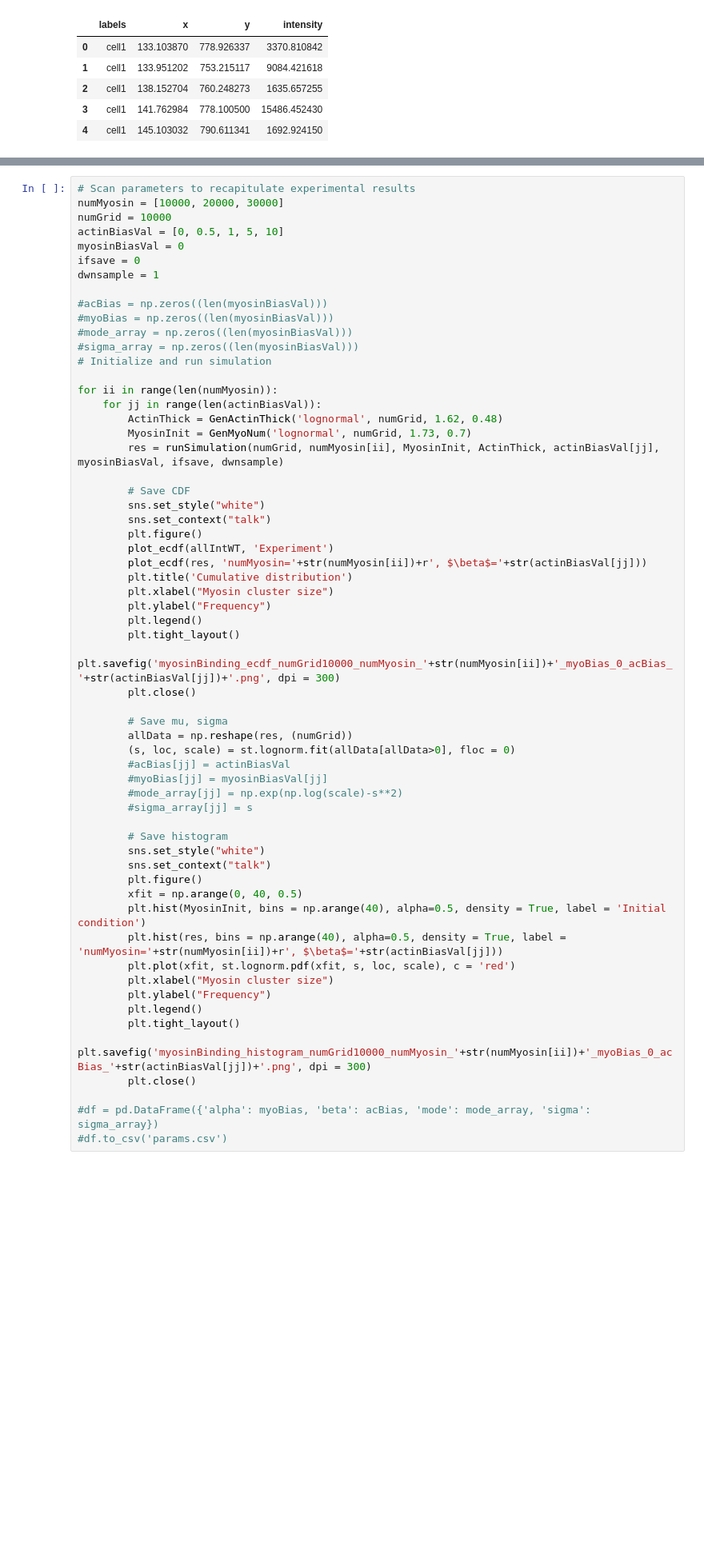
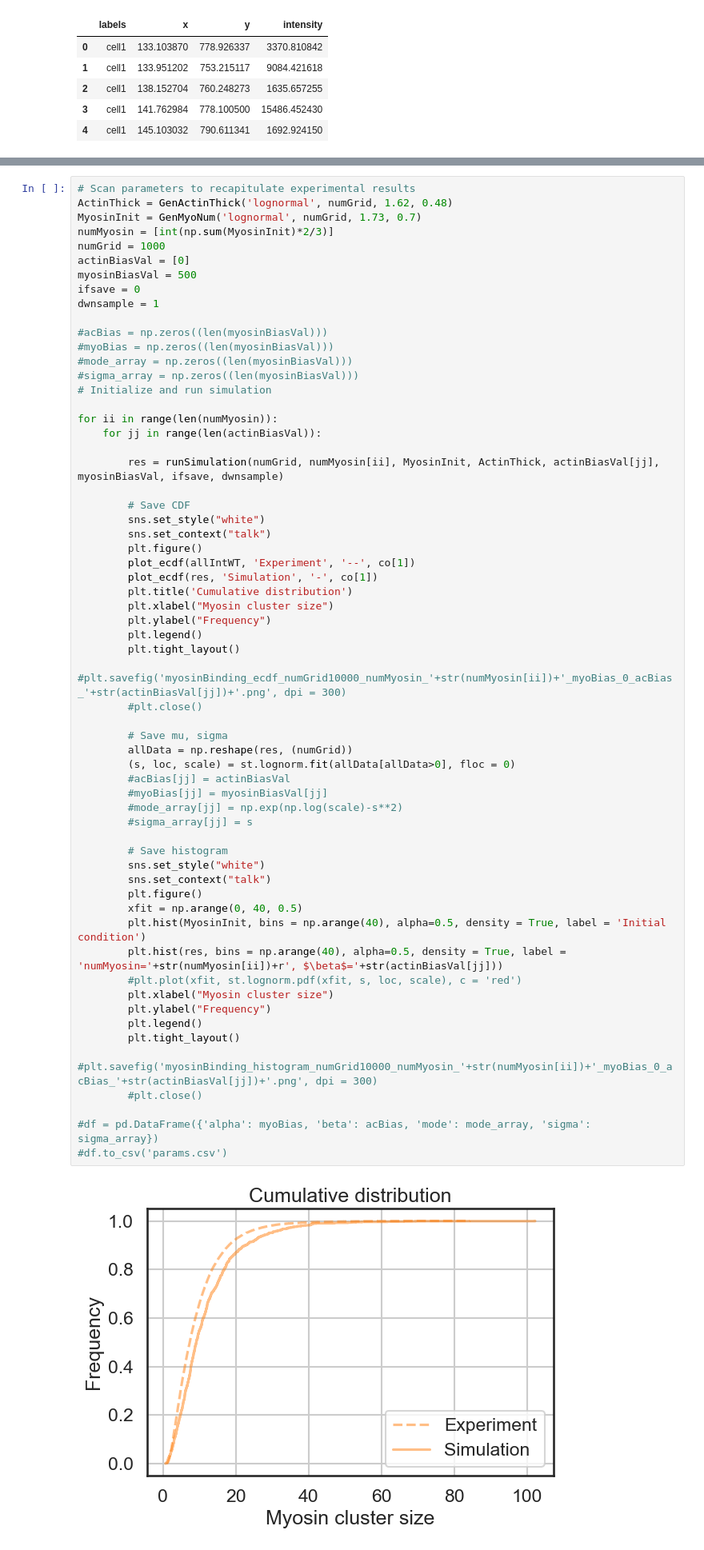
Before and after one commit to WHChou/Myosin-cluster-simulation, a Jupyter notebook: MyosinBinding_v2.ipynb, the cells around one changed output, grey strips where cells are left out. Shown at 80% size. Drawn from its saved outputs; the diff is of its cells as text; blank space fills up the shorter version.

```diff
--- a/MyosinBinding_v2.ipynb
+++ b/MyosinBinding_v2.ipynb
@@ -783,10 +788,12 @@ def plot_ecdf(a, label):
     plt.grid(True)
 # %%
 # Scan parameters to recapitulate experimental results
-numMyosin = [10000, 20000, 30000]
-numGrid = 10000
-actinBiasVal = [0, 0.5, 1, 5, 10]
-myosinBiasVal = 0
+ActinThick = GenActinThick('lognormal', numGrid, 1.62, 0.48)
+MyosinInit = GenMyoNum('lognormal', numGrid, 1.73, 0.7)
+numMyosin = [int(np.sum(MyosinInit)*2/3)]
+numGrid = 1000
+actinBiasVal = [0]
+myosinBiasVal = 500
 ifsave = 0
 dwnsample = 1
 
@@ -798,46 +805,47 @@ dwnsample = 1
 
 for ii in range(len(numMyosin)):
     for jj in range(len(actinBiasVal)):
-        ActinThick = GenActinThick('lognormal', numGrid, 1.62, 0.48)
-        MyosinInit = GenMyoNum('lognormal', numGrid, 1.73, 0.7)
+
         res = runSimulation(numGrid, numMyosin[ii], MyosinInit, ActinThick, actinBiasVal[jj], myosinBiasVal, ifsave, dwnsample)
 
         # Save CDF
         sns.set_style("white")
         sns.set_context("talk")
         plt.figure()
-        plot_ecdf(allIntWT, 'Experiment')
-        plot_ecdf(res, 'numMyosin='+str(numMyosin[ii])+r', $\beta$='+str(actinBiasVal[jj]))
+        plot_ecdf(allIntWT, 'Experiment', '--', co[1])
+        plot_ecdf(res, 'Simulation', '-', co[1])
         plt.title('Cumulative distribution')
         plt.xlabel("Myosin cluster size")
         plt.ylabel("Frequency")
         plt.legend()
         plt.tight_layout()
-        plt.savefig('myosinBinding_ecdf_numGrid10000_numMyosin_'+str(numMyosin[ii])+'_myoBias_0_acBias_'+str(actinBiasVal[jj])+'.png', dpi = 300)
-        plt.close()
+        #plt.savefig('myosinBinding_ecdf_numGrid10000_numMyosin_'+str(numMyosin[ii])+'_myoBias_0_acBias_'+str(actinBiasVal[jj])+'.png', dpi = 300)
+        #plt.close()
 
         # Save mu, sigma
         allData = np.reshape(res, (numGrid))
         (s, loc, scale) = st.lognorm.fit(allData[allData>0], floc = 0)
         #acBias[jj] = actinBiasVal
         #myoBias[jj] = myosinBiasVal[jj]
         #mode_array[jj] = np.exp(np.log(scale)-s**2)
         #sigma_array[jj] = s
 
         # Save histogram
         sns.set_style("white")
         sns.set_context("talk")
         plt.figure()
         xfit = np.arange(0, 40, 0.5)
         plt.hist(MyosinInit, bins = np.arange(40), alpha=0.5, density = True, label = 'Initial condition')
         plt.hist(res, bins = np.arange(40), alpha=0.5, density = True, label = 'numMyosin='+str(numMyosin[ii])+r', $\beta$='+str(actinBiasVal[jj]))
-        plt.plot(xfit, st.lognorm.pdf(xfit, s, loc, scale), c = 'red')
+        #plt.plot(xfit, st.lognorm.pdf(xfit, s, loc, scale), c = 'red')
         plt.xlabel("Myosin cluster size")
         plt.ylabel("Frequency")
         plt.legend()
         plt.tight_layout()
-        plt.savefig('myosinBinding_histogram_numGrid10000_numMyosin_'+str(numMyosin[ii])+'_myoBias_0_acBias_'+str(actinBiasVal[jj])+'.png', dpi = 300)
-        plt.close()
+        #plt.savefig('myosinBinding_histogram_numGrid10000_numMyosin_'+str(numMyosin[ii])+'_myoBias_0_acBias_'+str(actinBiasVal[jj])+'.png', dpi = 300)
+        #plt.close()
 
 #df = pd.DataFrame({'alpha': myoBias, 'beta': acBias, 'mode': mode_array, 'sigma': sigma_array})
 #df.to_csv('params.csv')
+# %% [output]
+[figure, added]
```
Also changed, not shown: parts of 18 cells of this notebook.
